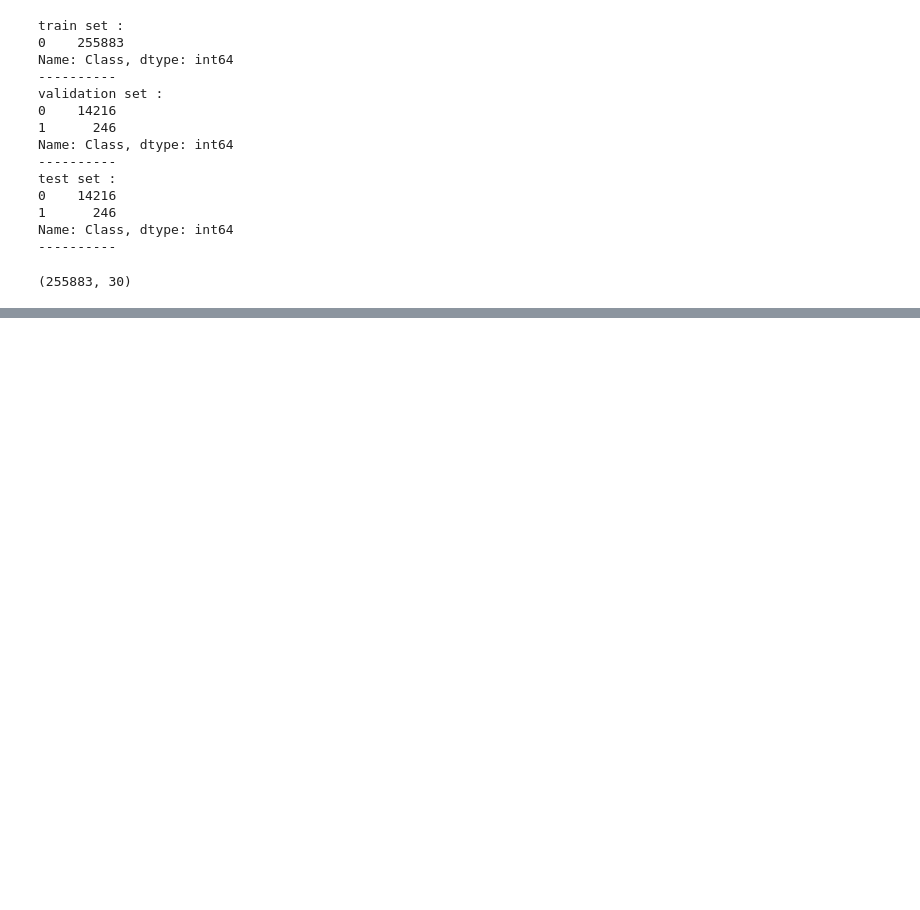
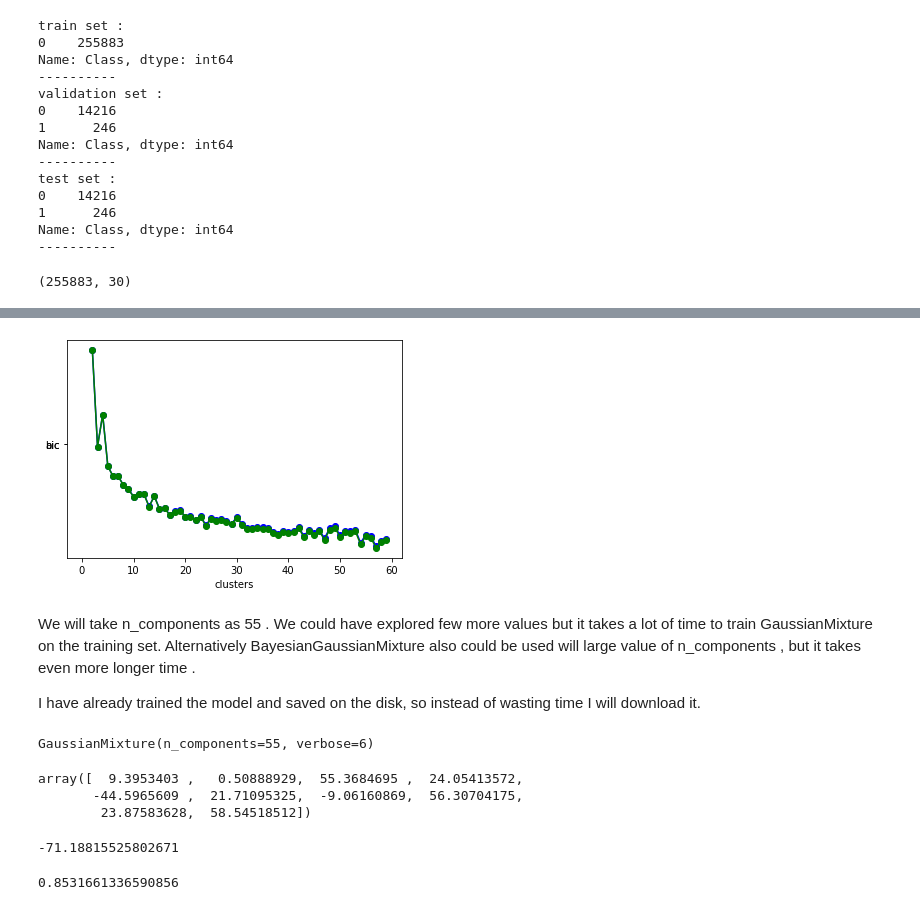
Before and after one commit to chugh007/CreditCard_FraudDetection, a Jupyter notebook: creditcardfraud.ipynb, the cells around one changed output, grey strips where cells are left out. Drawn from its saved outputs; the diff is of its cells as text; code cells hidden in the pictures; blank space fills up the shorter version.

```diff
--- a/creditcardfraud.ipynb
+++ b/creditcardfraud.ipynb
@@ -198,0 +244,7 @@ gaussian_pipeline.weights_
+# %%
+gauss = []
+for cluster in range(50,60):
+    gm = GaussianMixture(n_components=cluster,verbose=10).fit(X_train)
+    bic.append(gm.bic(X_train))
+    aic.append(gm.aic(X_train))
+    gauss.append(gm)
@@ -198,0 +269,34 @@ gaussian_pipeline.weights_
+# %%
+plt.plot(range(2,60),bic,"bo-","bic")
+plt.plot(range(2,60),aic,"go-","aic")
+plt.xlabel("clusters")
+plt.show()
+# %% [output]
+[figure, added]
+# %% [markdown]
+We will take n_components as 55 . We could have explored few more values but it takes a lot of time to train GaussianMixture on the training set. Alternatively BayesianGaussianMixture also could be used will large value of n_components , but it takes even more longer time .
+
+I have already trained the model and saved on the disk, so instead of wasting time I will download it.
+# %%
+urllib.request.urlretrieve(DOWNLOAD_ROOT+os.path.join("models","gauss_mixture_model_55.pkl"),"downloaded_model.pkl")
+gm_55 = joblib.load("downloaded_model.pkl")
+gm_55
+# %% [output]
+GaussianMixture(n_components=55, verbose=6)
+# %%
+densities = gm_55.score_samples(X_train) # log of PDF
+densities[:10]
+# %% [output]
+array([  9.3953403 ,   0.50888929,  55.3684695 ,  24.05413572,
+       -44.5965609 ,  21.71095325,  -9.06160869,  56.30704175,
+        23.87583628,  58.54518512])
+# %%
+densities_threshold = np.percentile(densities,1e-1)
+densities_threshold
+# %% [output]
+-71.18815525802671
+# %%
+y_pred = (gm_55.score_samples(X_val) < densities_threshold).astype(np.int8)
+roc_auc_score(y_val,y_pred)
+# %% [output]
+0.8531661336590856
```
Also changed, not shown: parts of 19 cells of this notebook.
